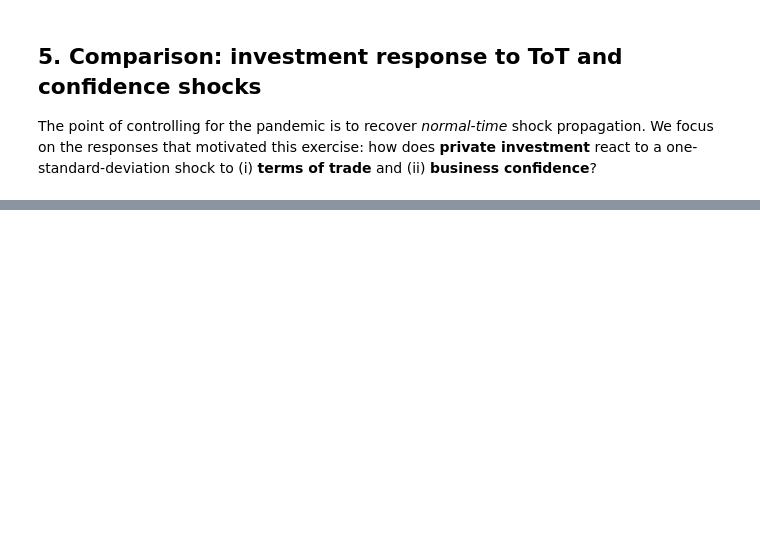
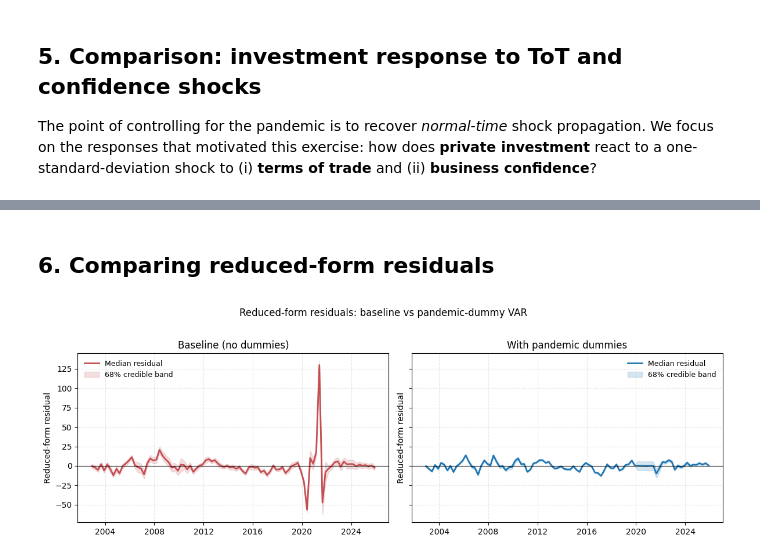
Before and after one commit to RenatoVassallo/MacroPy, a Jupyter notebook: tutorials/tutorial_bvar_pandemic.ipynb, the cells around one changed output, grey strips where cells are left out. Drawn from its saved outputs; the diff is of its cells as text; code cells hidden in the pictures; blank space fills up the shorter version.

```diff
--- a/tutorials/tutorial_bvar_pandemic.ipynb
+++ b/tutorials/tutorial_bvar_pandemic.ipynb
@@ -137,7 +151,7 @@ Same specification, plus six dummies passed via `exog=`. Each dummy receives a l
 # %%
 bvar_pd = BayesianVAR(df, lags=2, prior_type=2, prior_params=prior_params,
                       exog=dummies,
-                      post_draws=5000, burnin=0.5, hor=20, fhor=8)
+                      b_exo=block_exog, post_draws=5000, burnin=0.5)
 bvar_pd.model_summary()
 # %% [output]
 
@@ -183,7 +197,7 @@ int_{t} &= b_{4,1}^{1} tot_{t-1} + b_{4,2}^{1} conf_{t-1} + b_{4,3}^{1} inv_{t-1
 \end{align*}
 $$
 # %%
-_ = bvar_pd.sample_posterior(plot_coefficients=False)
+post_pd = bvar_pd.sample_posterior(plot_coefficients=False)
 # %% [markdown]
 ### 4.1 Posterior distributions of the pandemic dummies
 
@@ -237,0 +252,39 @@ plt.show()
+# %% [markdown]
+## 6. Comparing reduced-form residuals
+# %%
+import numpy as np
+import matplotlib.pyplot as plt
+
+inv_idx = list(df.columns).index('inv')
+
+# Residual paths: draws x time
+resid_base = post_base["resid_draws"]
+resid_pd   = post_pd["resid_draws"]
+res_base_inv = resid_base[:, :, inv_idx]
+res_pd_inv   = resid_pd[:, :, inv_idx]
+
+# Use effective VAR sample dates
+dates = df.index[-res_base_inv.shape[1]:]
+
+fig, axes = plt.subplots(1, 2, figsize=(12, 4), sharey=True)
+
+for ax, label, draws, color in [
+    (axes[0], 'Baseline (no dummies)', res_base_inv, '#c44e52'),
+    (axes[1], 'With pandemic dummies', res_pd_inv, '#1f77b4')
+]:
+    med = np.median(draws, axis=0)
+    lo = np.percentile(draws, 16, axis=0)
+    hi = np.percentile(draws, 84, axis=0)
+    ax.plot(dates, med, label='Median residual', color=color, lw=2)
+    ax.fill_between(dates, lo, hi, color=color, alpha=0.18, label='68% credible band')
+    ax.axhline(0, color='black', lw=0.8)
+    ax.set_title(label)
+    ax.set_ylabel('Reduced-form residual')
+    ax.legend(frameon=False, fontsize=9)
+    ax.grid(alpha=0.3, linestyle='--')
+
+plt.suptitle('Reduced-form residuals: baseline vs pandemic-dummy VAR', y=1.02, fontsize=12)
+plt.tight_layout()
+plt.show()
+# %% [output]
+[figure, added]
```
Also changed, not shown: parts of 8 cells of this notebook, 3 other files.
